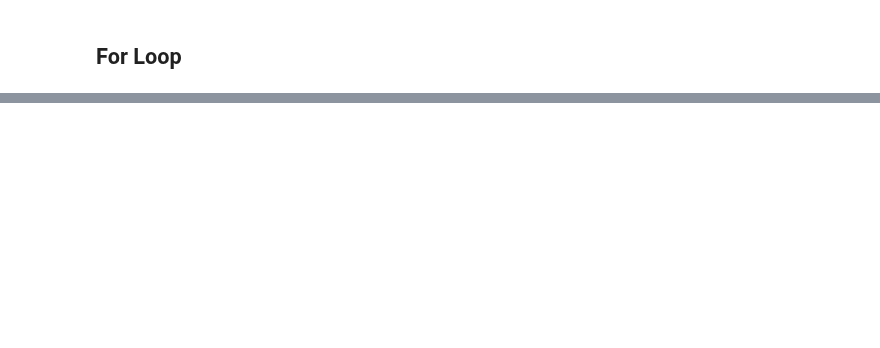
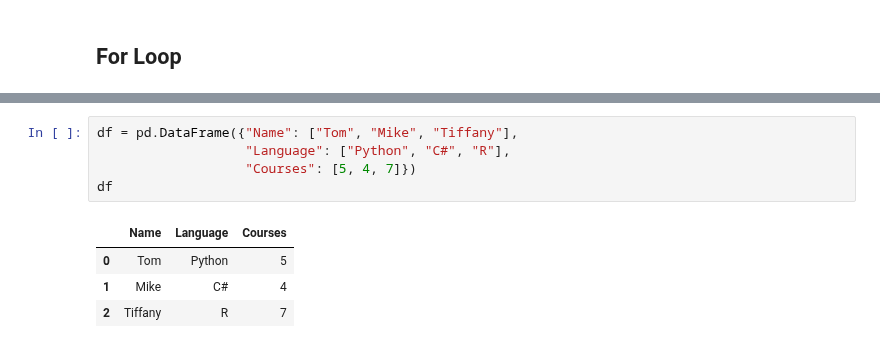
Before and after one commit to mfbenitezp/PY4SA_Course, a Jupyter notebook: Demos.ipynb, the cells around one changed output, grey strips where cells are left out. Drawn from its saved outputs; the diff is of its cells as text; blank space fills up the shorter version.

```diff
--- a/Demos.ipynb
+++ b/Demos.ipynb
@@ -158,0 +442,10 @@ The Macallan
+# %%
+df = pd.DataFrame({"Name": ["Tom", "Mike", "Tiffany"],
+                   "Language": ["Python", "C#", "R"],
+                   "Courses": [5, 4, 7]})
+df
+# %% [output]
+|  | Name | Language | Courses |
+| 0 | Tom | Python | 5 |
+| 1 | Mike | C# | 4 |
+| 2 | Tiffany | R | 7 |
```
Also changed, not shown: parts of 45 cells of this notebook.
